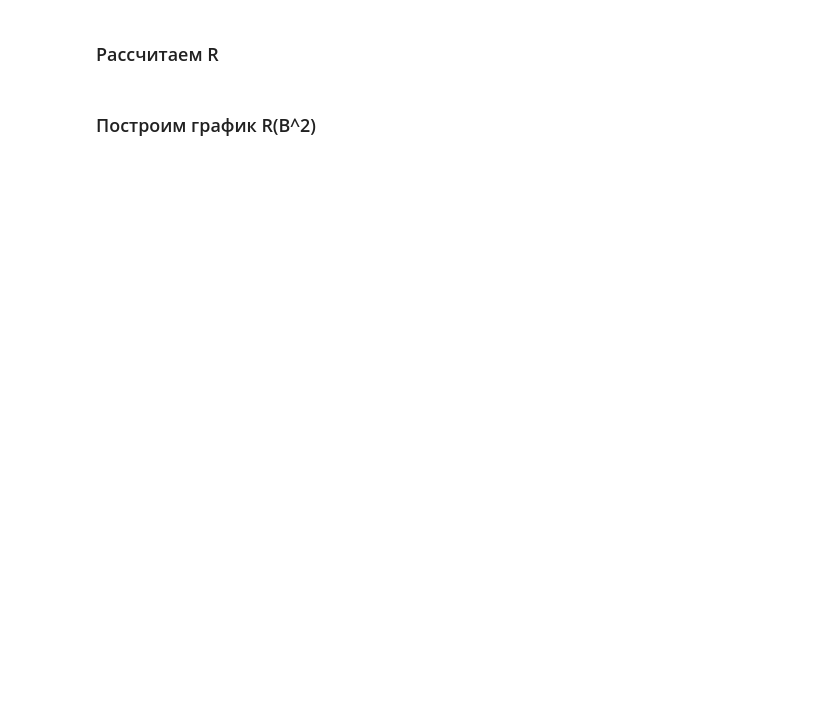
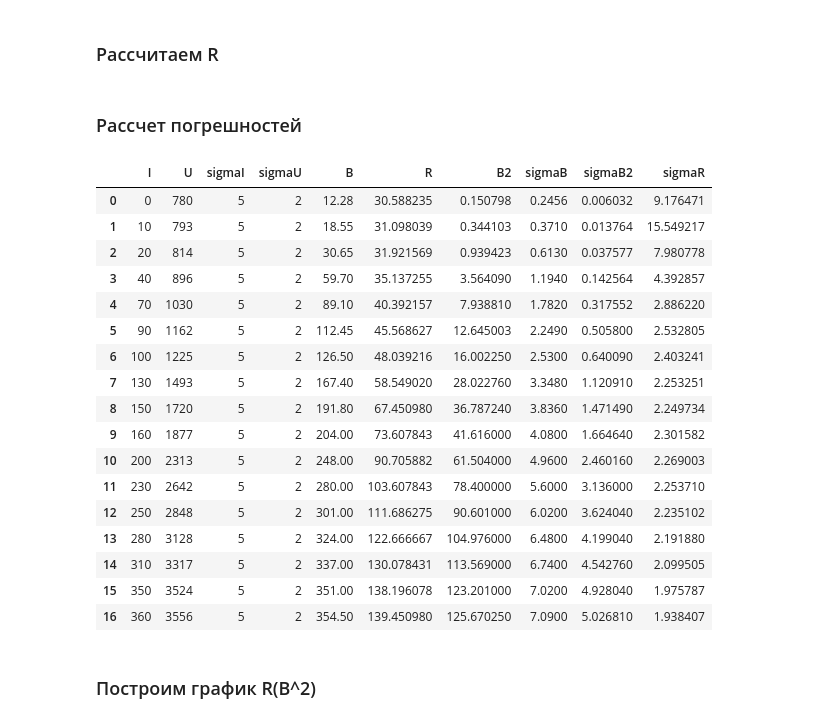
Before and after one commit to alexzhelyapov1/labs_mipt, a Jupyter notebook: 3.3.6/graph.ipynb, the cells around one changed output. Saved outputs shown, nothing was run; the diff lists cells and outputs as text; code cells hidden in the pictures; blank space fills up the shorter version.

```diff
--- a/3.3.6/graph.ipynb
+++ b/3.3.6/graph.ipynb
@@ -205,2 +137,35 @@ df_plate2["B2"] = df_plate2["B"] ** 2
+# %% [markdown]
+### Рассчет погрешностей
+# %%
+def err_rate(df):
+    df["sigmaB"] = df["B"] * 0.02
+    df["sigmaB2"] = df["B2"] * 2 * (df["sigmaB"] / df["B"])
+    df["sigmaR"] = df["R"] * ((df["sigmaU"] / df["U"]) ** 2 + (df["sigmaI"] / df["I"]) ** 2) ** 0.5
+    df.replace(np.inf, df["R"][0] * 0.3, inplace=True)
+
+err_rate(df_corbino)
+err_rate(df_plate1)
+err_rate(df_plate2)
+
+df_corbino
+# %% [output]
+|  | I | U | sigmaI | sigmaU | B | R | B2 | sigmaB | sigmaB2 | sigmaR |
+| 0 | 0 | 780 | 5 | 2 | 12.28 | 30.588235 | 0.150798 | 0.2456 | 0.006032 | 9.176471 |
+| 1 | 10 | 793 | 5 | 2 | 18.55 | 31.098039 | 0.344103 | 0.3710 | 0.013764 | 15.549217 |
+| 2 | 20 | 814 | 5 | 2 | 30.65 | 31.921569 | 0.939423 | 0.6130 | 0.037577 | 7.980778 |
+| 3 | 40 | 896 | 5 | 2 | 59.70 | 35.137255 | 3.564090 | 1.1940 | 0.142564 | 4.392857 |
+| 4 | 70 | 1030 | 5 | 2 | 89.10 | 40.392157 | 7.938810 | 1.7820 | 0.317552 | 2.886220 |
+| 5 | 90 | 1162 | 5 | 2 | 112.45 | 45.568627 | 12.645003 | 2.2490 | 0.505800 | 2.532805 |
+| 6 | 100 | 1225 | 5 | 2 | 126.50 | 48.039216 | 16.002250 | 2.5300 | 0.640090 | 2.403241 |
+| 7 | 130 | 1493 | 5 | 2 | 167.40 | 58.549020 | 28.022760 | 3.3480 | 1.120910 | 2.253251 |
+| 8 | 150 | 1720 | 5 | 2 | 191.80 | 67.450980 | 36.787240 | 3.8360 | 1.471490 | 2.249734 |
+| 9 | 160 | 1877 | 5 | 2 | 204.00 | 73.607843 | 41.616000 | 4.0800 | 1.664640 | 2.301582 |
+| 10 | 200 | 2313 | 5 | 2 | 248.00 | 90.705882 | 61.504000 | 4.9600 | 2.460160 | 2.269003 |
+| 11 | 230 | 2642 | 5 | 2 | 280.00 | 103.607843 | 78.400000 | 5.6000 | 3.136000 | 2.253710 |
+| 12 | 250 | 2848 | 5 | 2 | 301.00 | 111.686275 | 90.601000 | 6.0200 | 3.624040 | 2.235102 |
+| 13 | 280 | 3128 | 5 | 2 | 324.00 | 122.666667 | 104.976000 | 6.4800 | 4.199040 | 2.191880 |
+| 14 | 310 | 3317 | 5 | 2 | 337.00 | 130.078431 | 113.569000 | 6.7400 | 4.542760 | 2.099505 |
+| 15 | 350 | 3524 | 5 | 2 | 351.00 | 138.196078 | 123.201000 | 7.0200 | 4.928040 | 1.975787 |
+| 16 | 360 | 3556 | 5 | 2 | 354.50 | 139.450980 | 125.670250 | 7.0900 | 5.026810 | 1.938407 |
 # %% [markdown]
 ### Построим график R(B^2)
```
Also changed, not shown: parts of 10 cells of this notebook.
